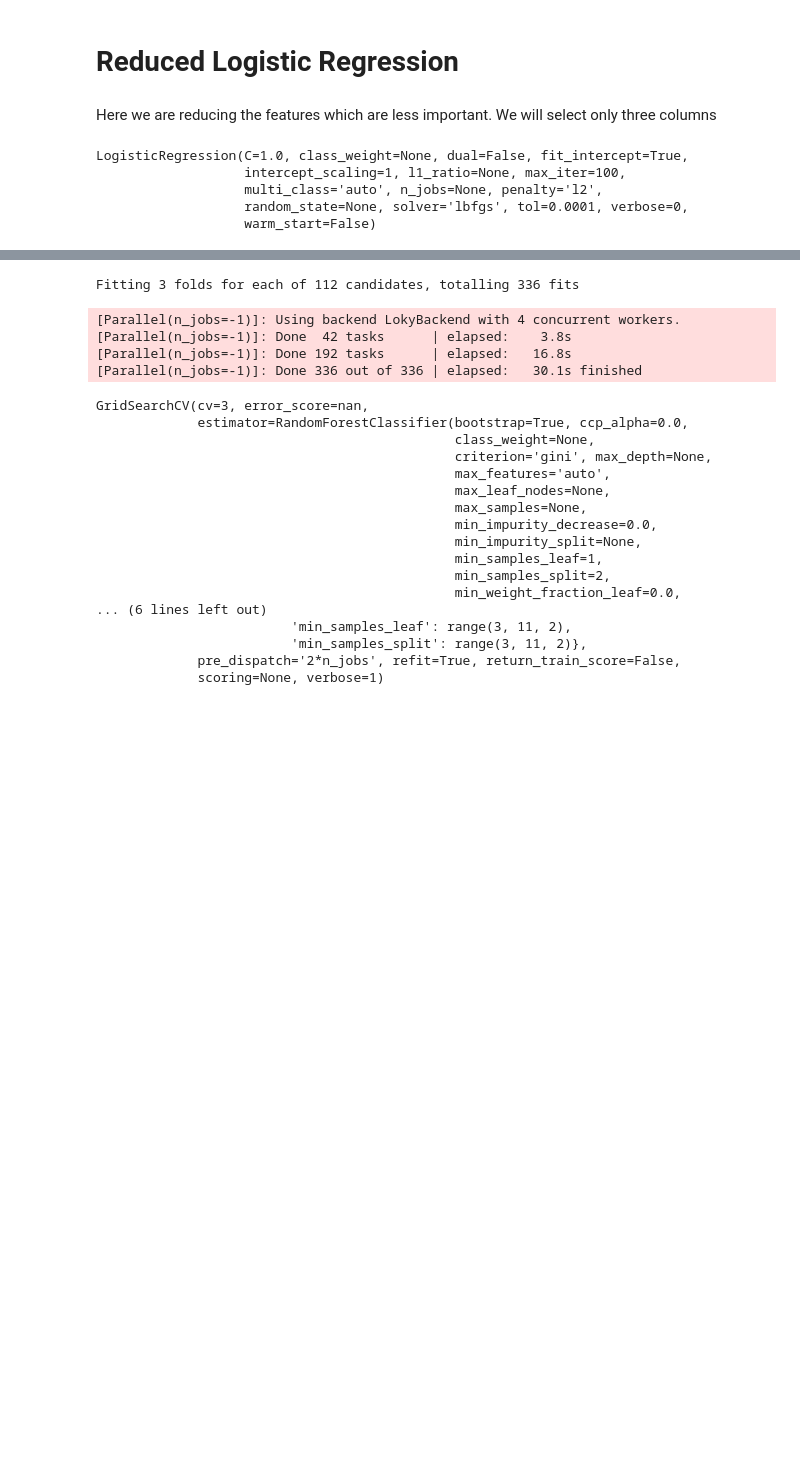
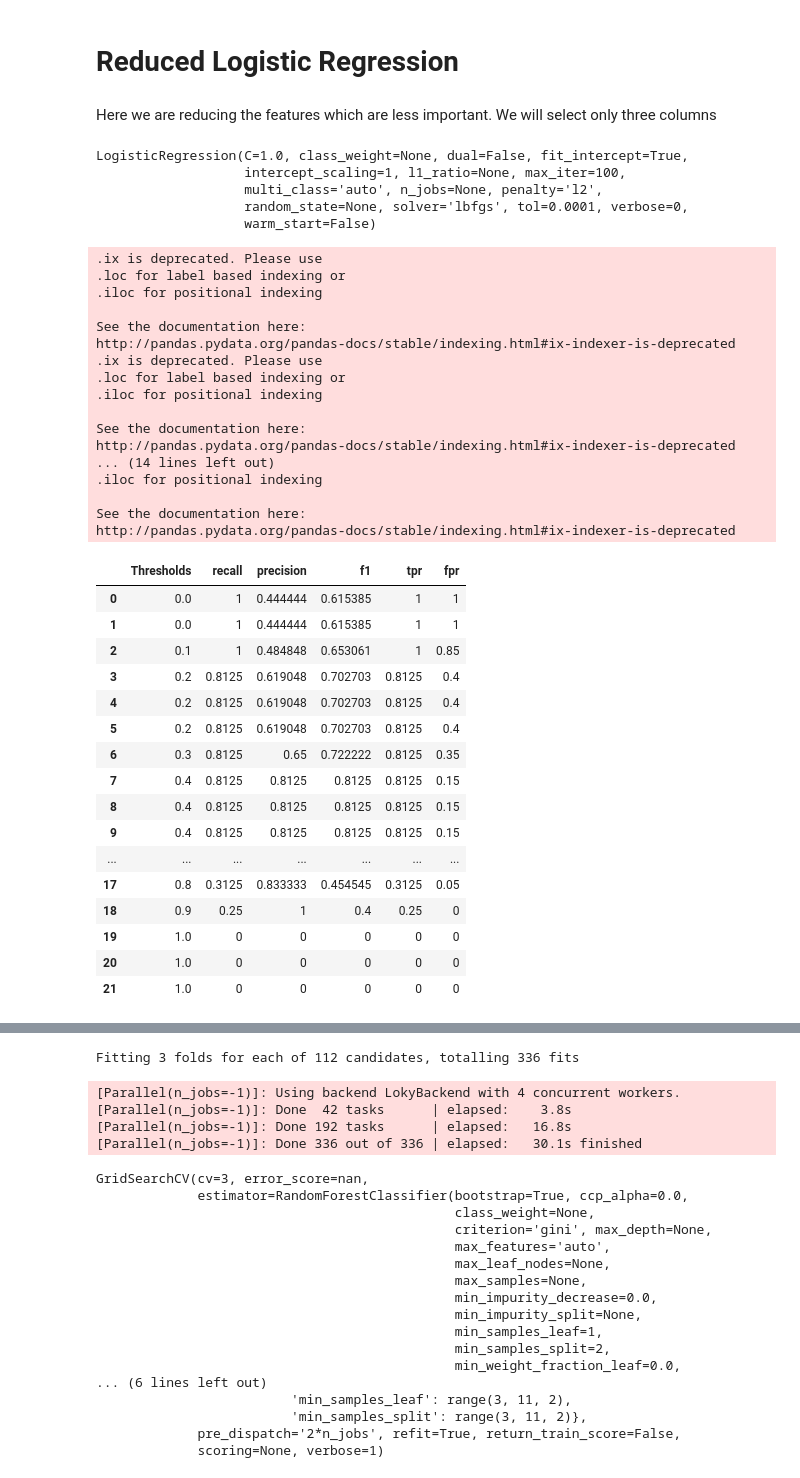
Before and after one commit to surjeet143/Heart-disease-detection, a Jupyter notebook: Heart Disease Detection/heart-disease-detection.ipynb, the cells around one changed output, grey strips where cells are left out. Cells and saved outputs as stored; diff of their text form; code cells hidden in the pictures; blank space fills up the shorter version.

```diff
--- a/Heart Disease Detection/heart-disease-detection.ipynb
+++ b/Heart Disease Detection/heart-disease-detection.ipynb
@@ -417,0 +511,38 @@ LogisticRegression(C=1.0, class_weight=None, dual=False, fit_intercept=True,
+# %%
+roc = calculate_metrics(confusion_result)
+roc.reset_index()
+# %% [output]
+.ix is deprecated. Please use
+.loc for label based indexing or
+.iloc for positional indexing
+
+See the documentation here:
+http://pandas.pydata.org/pandas-docs/stable/indexing.html#ix-indexer-is-deprecated
+.ix is deprecated. Please use
+.loc for label based indexing or
+.iloc for positional indexing
+
+See the documentation here:
+http://pandas.pydata.org/pandas-docs/stable/indexing.html#ix-indexer-is-deprecated
+... (14 lines left out)
+.iloc for positional indexing
+
+See the documentation here:
+http://pandas.pydata.org/pandas-docs/stable/indexing.html#ix-indexer-is-deprecated
+|  | Thresholds | recall | precision | f1 | tpr | fpr |
+| 0 | 0.0 | 1 | 0.444444 | 0.615385 | 1 | 1 |
+| 1 | 0.0 | 1 | 0.444444 | 0.615385 | 1 | 1 |
+| 2 | 0.1 | 1 | 0.484848 | 0.653061 | 1 | 0.85 |
+| 3 | 0.2 | 0.8125 | 0.619048 | 0.702703 | 0.8125 | 0.4 |
+| 4 | 0.2 | 0.8125 | 0.619048 | 0.702703 | 0.8125 | 0.4 |
+| 5 | 0.2 | 0.8125 | 0.619048 | 0.702703 | 0.8125 | 0.4 |
+| 6 | 0.3 | 0.8125 | 0.65 | 0.722222 | 0.8125 | 0.35 |
+| 7 | 0.4 | 0.8125 | 0.8125 | 0.8125 | 0.8125 | 0.15 |
+| 8 | 0.4 | 0.8125 | 0.8125 | 0.8125 | 0.8125 | 0.15 |
+| 9 | 0.4 | 0.8125 | 0.8125 | 0.8125 | 0.8125 | 0.15 |
+| ... | ... | ... | ... | ... | ... | ... |
+| 17 | 0.8 | 0.3125 | 0.833333 | 0.454545 | 0.3125 | 0.05 |
+| 18 | 0.9 | 0.25 | 1 | 0.4 | 0.25 | 0 |
+| 19 | 1.0 | 0 | 0 | 0 | 0 | 0 |
+| 20 | 1.0 | 0 | 0 | 0 | 0 | 0 |
+| 21 | 1.0 | 0 | 0 | 0 | 0 | 0 |
```
Also changed, not shown: parts of 21 cells of this notebook.
